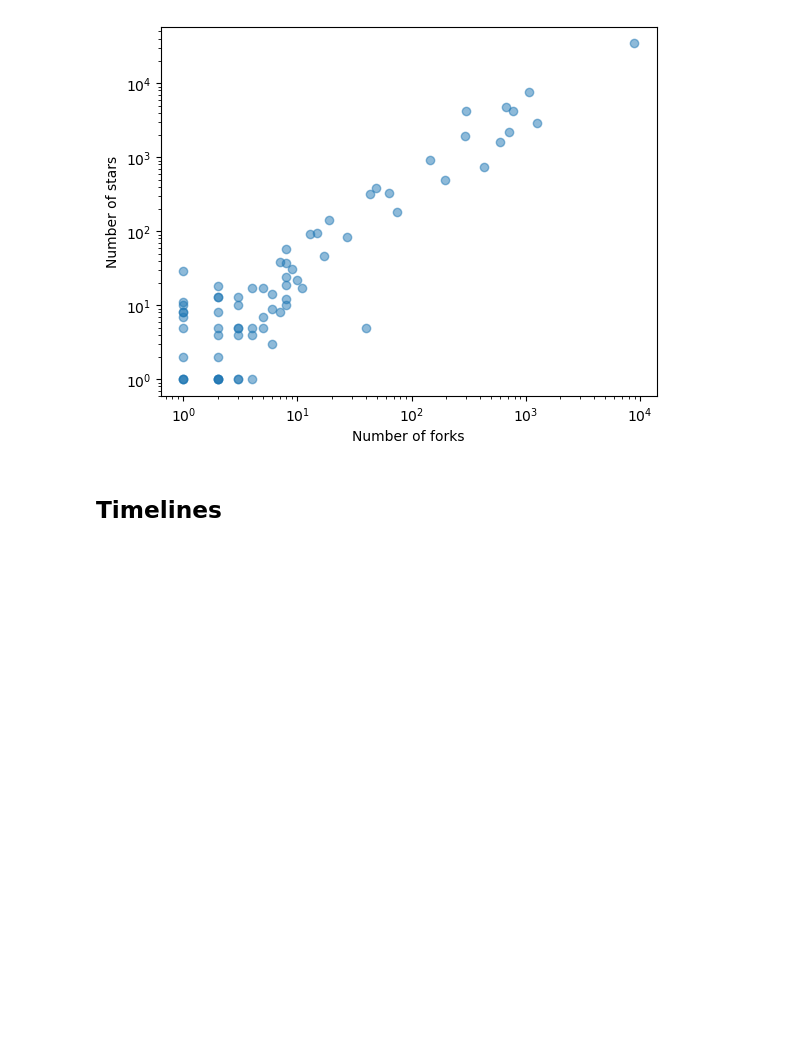
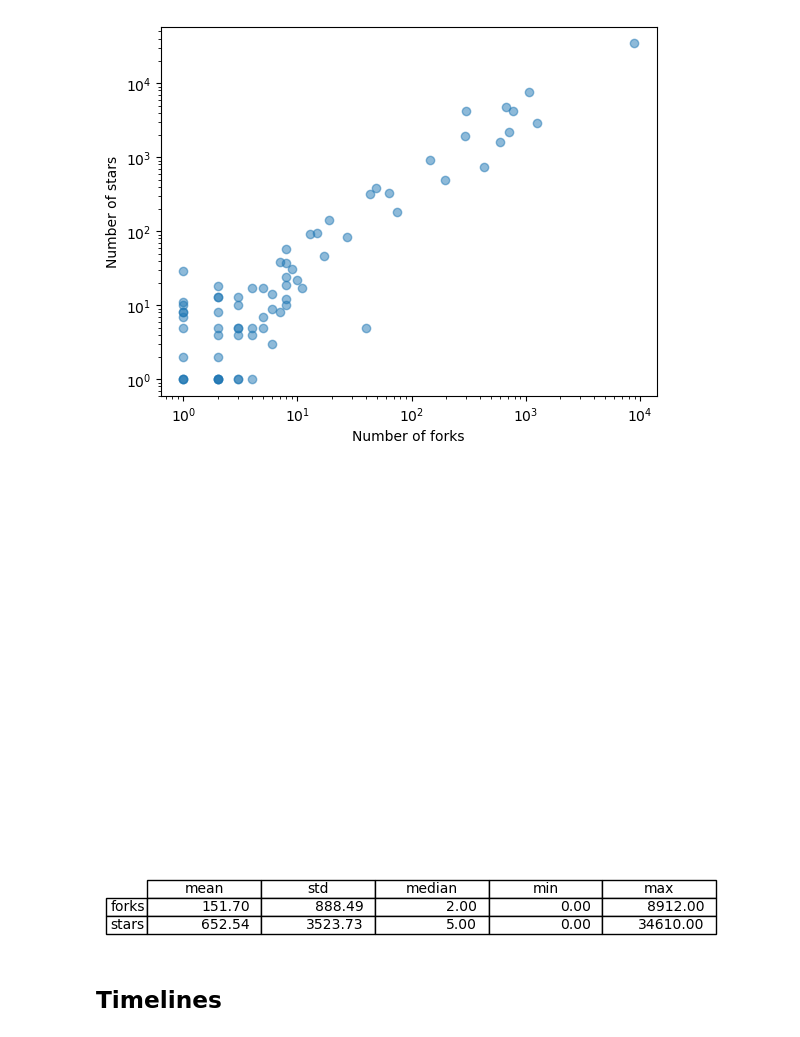
Before and after one commit to softwaresaved/rse-repo-analysis, a Jupyter notebook: analysis/github.ipynb, the cells around one changed output. Saved outputs shown, nothing was run; the diff lists cells and outputs as text; code cells hidden in the pictures; blank space fills up the shorter version.

```diff
--- a/analysis/github.ipynb
+++ b/analysis/github.ipynb
@@ -72,6 +72,25 @@ plt.xscale('log')
 plt.yscale('log')
 # %% [output]
 [figure]
+# %%
+cell_text = [
+    [f"{fork_counts.mean():.2f}", f"{fork_counts.std():.2f}", f"{fork_counts.median():.2f}", f"{fork_counts.min():.2f}", f"{fork_counts.max():.2f}"],
+    [f"{star_counts.mean():.2f}", f"{star_counts.std():.2f}", f"{star_counts.median():.2f}", f"{star_counts.min():.2f}", f"{star_counts.max():.2f}"]
+    ]
+fig, ax = plt.subplots()
+
+# hide axes
+#fig.patch.set_visible(False)
+ax.axis('off')
+ax.axis('tight')
+
+table = plt.table(cellText=cell_text,
+                  rowLabels=["forks", "stars"],
+                  colLabels=["mean", "std", "median", "min", "max"])
+
+fig.tight_layout()
+# %% [output]
+[figure, added]
 # %% [markdown]
 ## Timelines
 # %%
```
Also changed, not shown: parts of 3 cells of this notebook, 7 other files.
